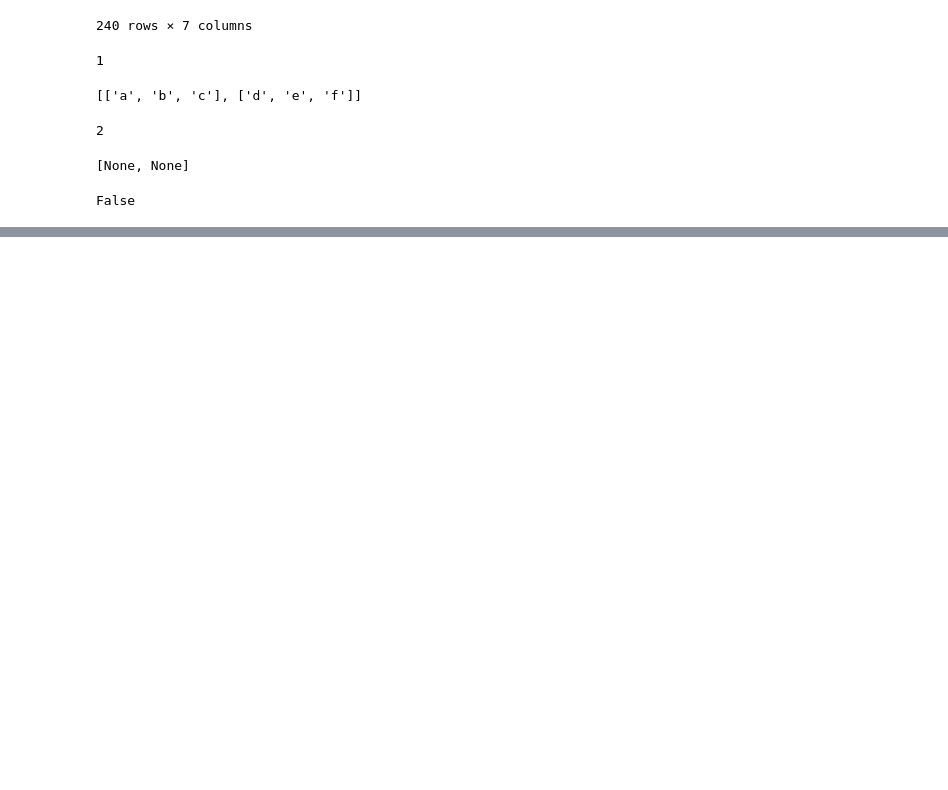
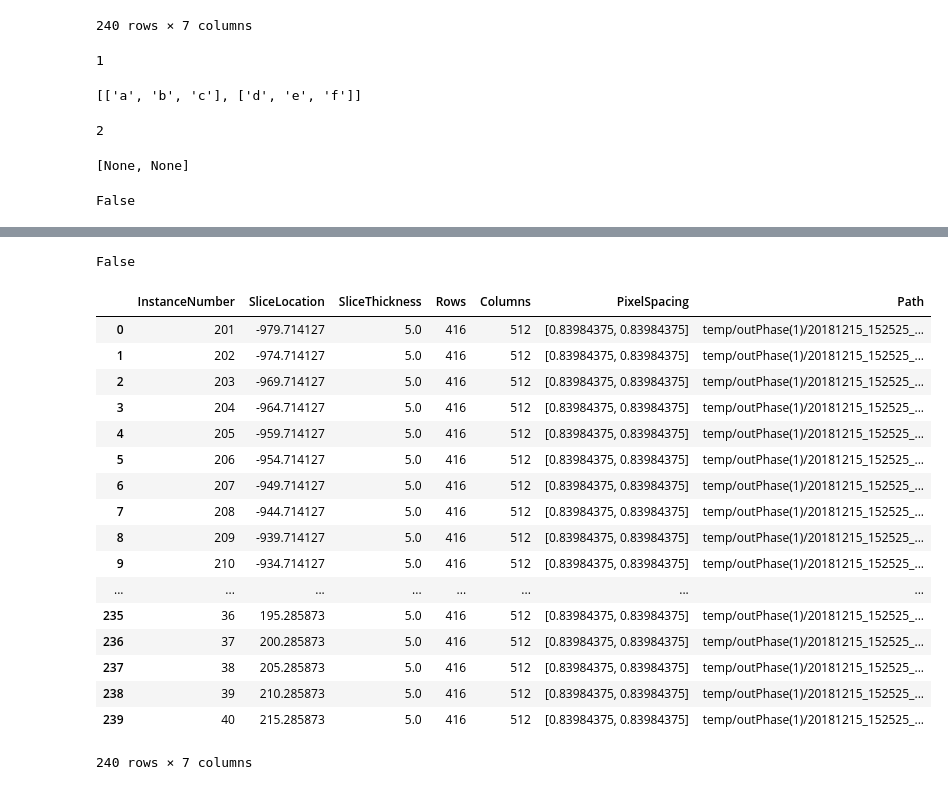
Before and after one commit to theo-barfoot/MALIMAR_data_cleaning, a Jupyter notebook: scrap.ipynb, the cells around one changed output, grey strips where cells are left out. Drawn from its saved outputs; the diff is of its cells as text; code cells hidden in the pictures; blank space fills up the shorter version.

```diff
--- a/scrap.ipynb
+++ b/scrap.ipynb
@@ -432,0 +524,2 @@ False
+# %%
+selfdf.set_index(['Sequence','Series','InstanceNumber'],inplace=True)
@@ -432,0 +548,25 @@ False
+# %%
+selfdf.loc[('dixon','outPhase_1')].index.is_monotonic
+# %% [output]
+False
+# %%
+selfdf.loc[('dixon','outPhase_1')].reset_index()
+# %% [output]
+|  | InstanceNumber | SliceLocation | SliceThickness | Rows | Columns | PixelSpacing | Path |
+| 0 | 201 | -979.714127 | 5.0 | 416 | 512 | [0.83984375, 0.83984375] | temp/outPhase(1)/20181215_152525_... |
+| 1 | 202 | -974.714127 | 5.0 | 416 | 512 | [0.83984375, 0.83984375] | temp/outPhase(1)/20181215_152525_... |
+| 2 | 203 | -969.714127 | 5.0 | 416 | 512 | [0.83984375, 0.83984375] | temp/outPhase(1)/20181215_152525_... |
+| 3 | 204 | -964.714127 | 5.0 | 416 | 512 | [0.83984375, 0.83984375] | temp/outPhase(1)/20181215_152525_... |
+| 4 | 205 | -959.714127 | 5.0 | 416 | 512 | [0.83984375, 0.83984375] | temp/outPhase(1)/20181215_152525_... |
+| 5 | 206 | -954.714127 | 5.0 | 416 | 512 | [0.83984375, 0.83984375] | temp/outPhase(1)/20181215_152525_... |
+| 6 | 207 | -949.714127 | 5.0 | 416 | 512 | [0.83984375, 0.83984375] | temp/outPhase(1)/20181215_152525_... |
+| 7 | 208 | -944.714127 | 5.0 | 416 | 512 | [0.83984375, 0.83984375] | temp/outPhase(1)/20181215_152525_... |
+| 8 | 209 | -939.714127 | 5.0 | 416 | 512 | [0.83984375, 0.83984375] | temp/outPhase(1)/20181215_152525_... |
+| 9 | 210 | -934.714127 | 5.0 | 416 | 512 | [0.83984375, 0.83984375] | temp/outPhase(1)/20181215_152525_... |
+| ... | ... | ... | ... | ... | ... | ... | ... |
+| 235 | 36 | 195.285873 | 5.0 | 416 | 512 | [0.83984375, 0.83984375] | temp/outPhase(1)/20181215_152525_... |
+| 236 | 37 | 200.285873 | 5.0 | 416 | 512 | [0.83984375, 0.83984375] | temp/outPhase(1)/20181215_152525_... |
+| 237 | 38 | 205.285873 | 5.0 | 416 | 512 | [0.83984375, 0.83984375] | temp/outPhase(1)/20181215_152525_... |
+| 238 | 39 | 210.285873 | 5.0 | 416 | 512 | [0.83984375, 0.83984375] | temp/outPhase(1)/20181215_152525_... |
+| 239 | 40 | 215.285873 | 5.0 | 416 | 512 | [0.83984375, 0.83984375] | temp/outPhase(1)/20181215_152525_... |
+240 rows × 7 columns
```
Also changed, not shown: parts of 28 cells of this notebook, 3 other files.
